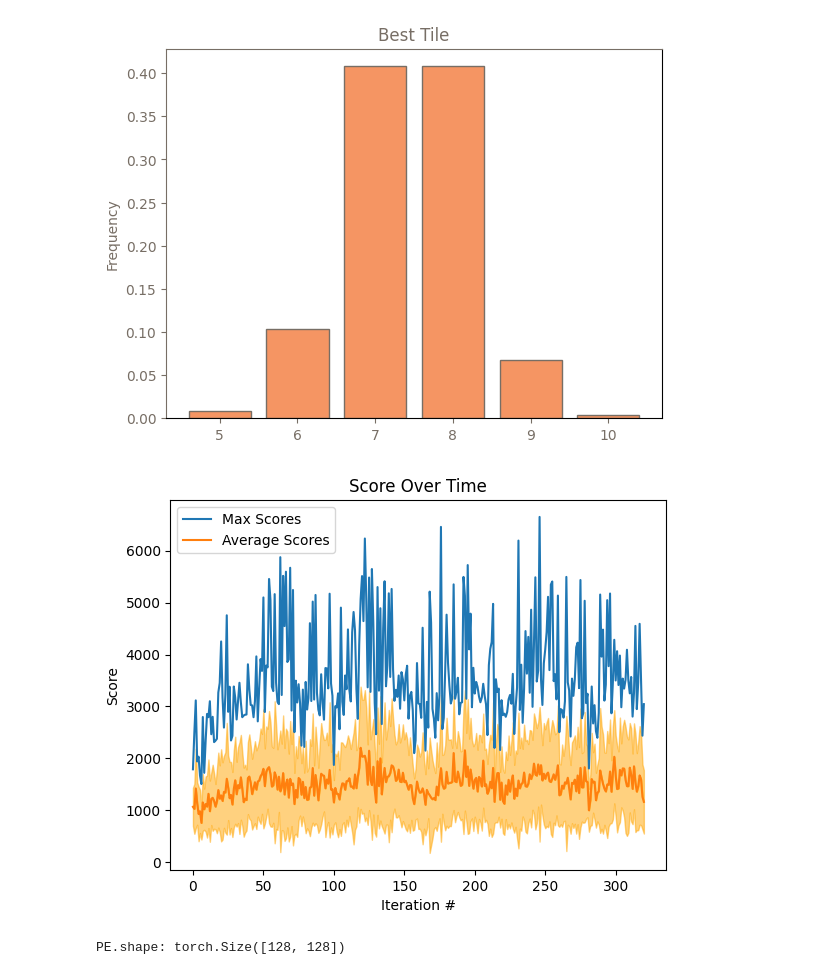
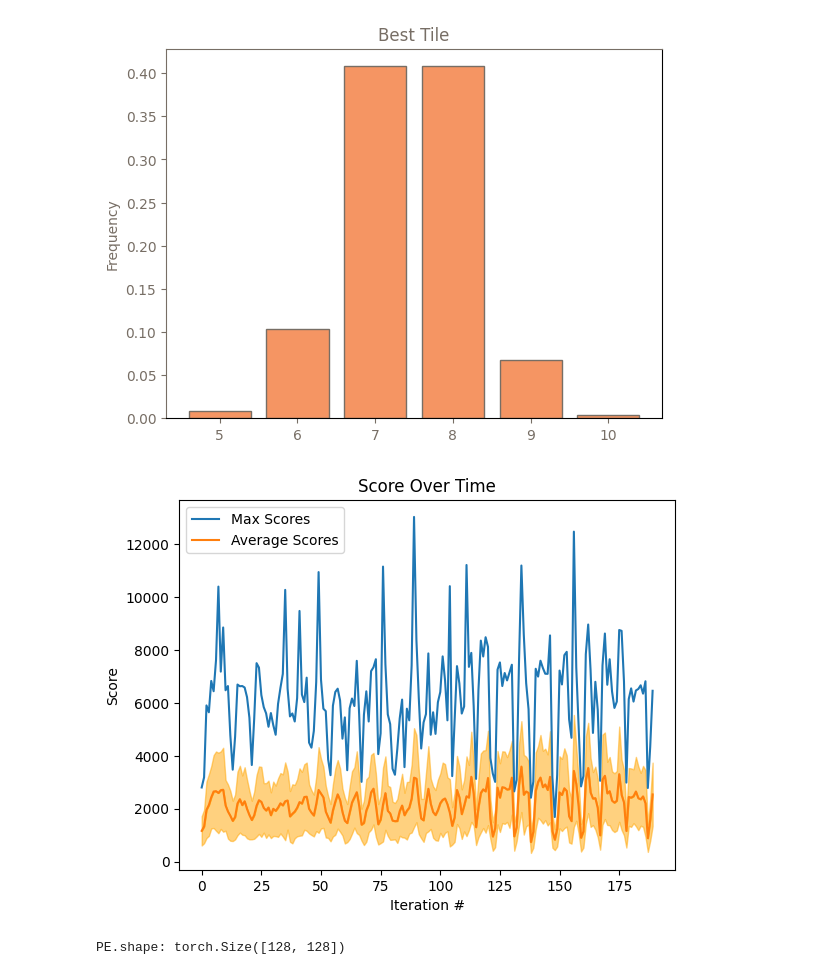
Before and after one commit to JackHanke/2048rl, a Jupyter notebook: workspace.ipynb, the cells around one changed output. Drawn from its saved outputs; the diff is of its cells as text; code cells hidden in the pictures.

Commit message:
plotting from logs fn

```diff
--- a/workspace.ipynb
+++ b/workspace.ipynb
@@ -94,12 +94,17 @@ plt.show()
 # %% [output]
 [figure]
 # %%
+import os
+import time
+import matplotlib.pyplot as plt
 from tools import plot_from_logs
 
-plot_path = f'./nets/logs/experiment-2026-01-19-22:07:11.log'
+# plot newest file ev
+files = [f'./nets/logs/{x}' for x in os.listdir('./nets/logs')]
+plot_path = max(files , key = os.path.getctime)
 plot_from_logs(path=plot_path)
 # %% [output]
-[figure, old version]
+[figure, new version]
 # %%
 import torch
 import numpy as np
```
Also changed, not shown: 2 other files.
